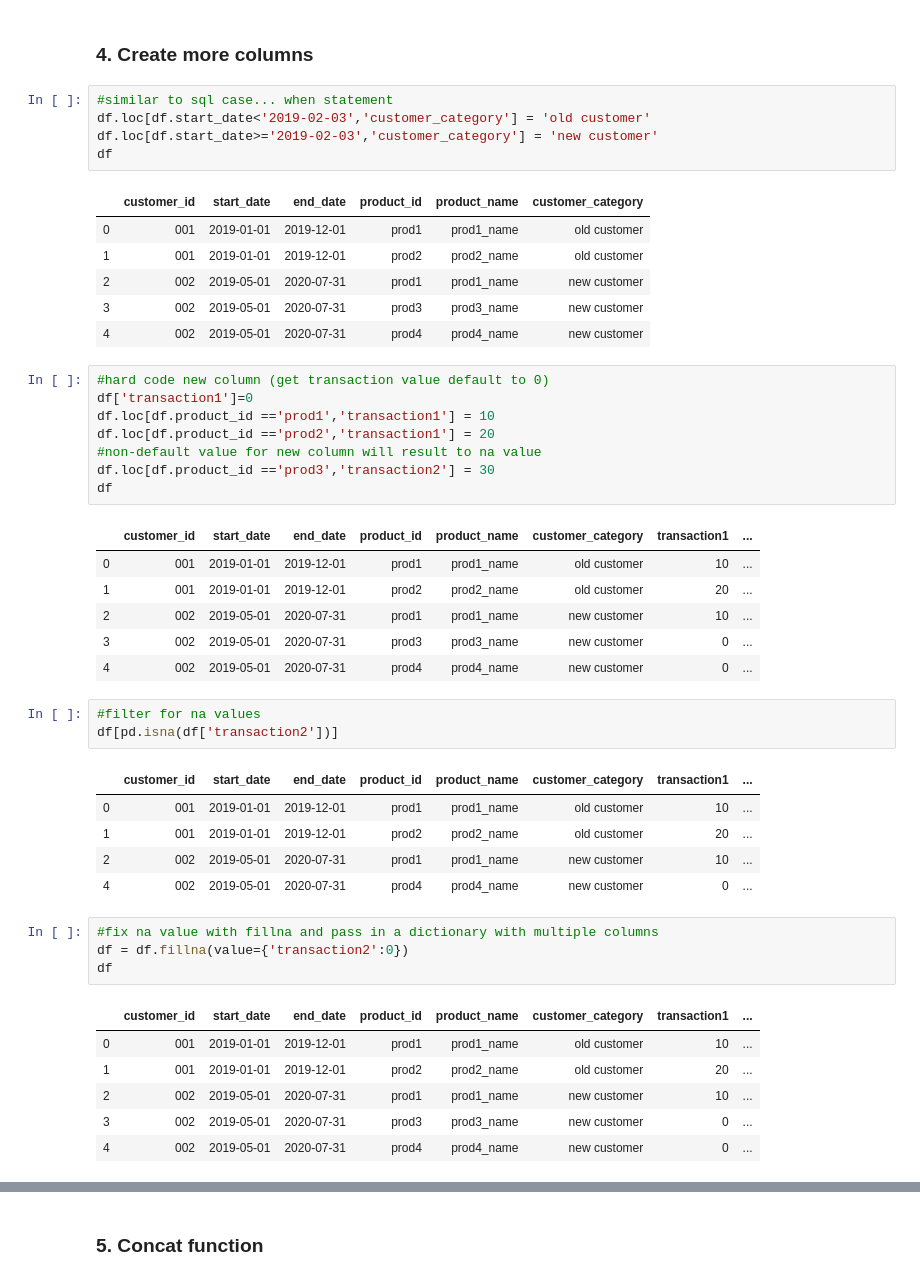
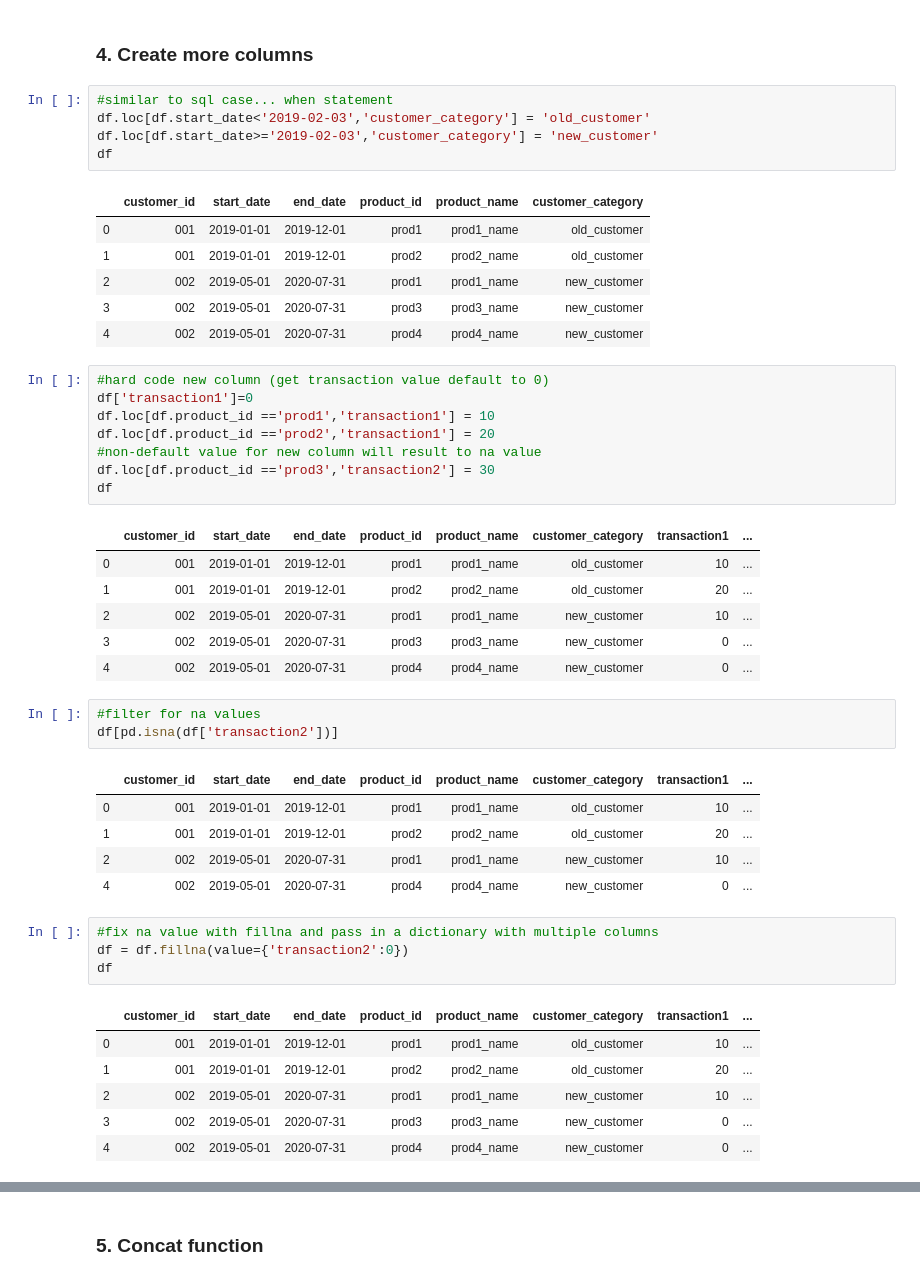
Before and after one commit to quyentn/Quyen_learning_repository, a Jupyter notebook: Pandas_Dataframe.ipynb, the cells around one changed output, grey strips where cells are left out. Drawn from its saved outputs; the diff is of its cells as text.

```diff
--- a/Pandas_Dataframe.ipynb
+++ b/Pandas_Dataframe.ipynb
@@ -140,16 +144,16 @@ df[df.product_id.str.endswith('2')]
 ### 4. Create more columns
 # %%
 #similar to sql case... when statement
-df.loc[df.start_date<'2019-02-03','customer_category'] = 'old customer'
-df.loc[df.start_date>='2019-02-03','customer_category'] = 'new customer'
+df.loc[df.start_date<'2019-02-03','customer_category'] = 'old_customer'
+df.loc[df.start_date>='2019-02-03','customer_category'] = 'new_customer'
 df
 # %% [output]
 |  | customer_id | start_date | end_date | product_id | product_name | customer_category |
-| 0 | 001 | 2019-01-01 | 2019-12-01 | prod1 | prod1_name | old customer |
-| 1 | 001 | 2019-01-01 | 2019-12-01 | prod2 | prod2_name | old customer |
-| 2 | 002 | 2019-05-01 | 2020-07-31 | prod1 | prod1_name | new customer |
-| 3 | 002 | 2019-05-01 | 2020-07-31 | prod3 | prod3_name | new customer |
-| 4 | 002 | 2019-05-01 | 2020-07-31 | prod4 | prod4_name | new customer |
+| 0 | 001 | 2019-01-01 | 2019-12-01 | prod1 | prod1_name | old_customer |
+| 1 | 001 | 2019-01-01 | 2019-12-01 | prod2 | prod2_name | old_customer |
+| 2 | 002 | 2019-05-01 | 2020-07-31 | prod1 | prod1_name | new_customer |
+| 3 | 002 | 2019-05-01 | 2020-07-31 | prod3 | prod3_name | new_customer |
+| 4 | 002 | 2019-05-01 | 2020-07-31 | prod4 | prod4_name | new_customer |
 # %%
 #hard code new column (get transaction value default to 0)
 df['transaction1']=0
@@ -160,30 +164,30 @@ df.loc[df.product_id =='prod3','transaction2'] = 30
 df
 # %% [output]
 |  | customer_id | start_date | end_date | product_id | product_name | customer_category | transaction1 | ... |
-| 0 | 001 | 2019-01-01 | 2019-12-01 | prod1 | prod1_name | old customer | 10 | ... |
-| 1 | 001 | 2019-01-01 | 2019-12-01 | prod2 | prod2_name | old customer | 20 | ... |
-| 2 | 002 | 2019-05-01 | 2020-07-31 | prod1 | prod1_name | new customer | 10 | ... |
-| 3 | 002 | 2019-05-01 | 2020-07-31 | prod3 | prod3_name | new customer | 0 | ... |
-| 4 | 002 | 2019-05-01 | 2020-07-31 | prod4 | prod4_name | new customer | 0 | ... |
+| 0 | 001 | 2019-01-01 | 2019-12-01 | prod1 | prod1_name | old_customer | 10 | ... |
+| 1 | 001 | 2019-01-01 | 2019-12-01 | prod2 | prod2_name | old_customer | 20 | ... |
+| 2 | 002 | 2019-05-01 | 2020-07-31 | prod1 | prod1_name | new_customer | 10 | ... |
+| 3 | 002 | 2019-05-01 | 2020-07-31 | prod3 | prod3_name | new_customer | 0 | ... |
+| 4 | 002 | 2019-05-01 | 2020-07-31 | prod4 | prod4_name | new_customer | 0 | ... |
 # %%
 #filter for na values
 df[pd.isna(df['transaction2'])]
 # %% [output]
 |  | customer_id | start_date | end_date | product_id | product_name | customer_category | transaction1 | ... |
-| 0 | 001 | 2019-01-01 | 2019-12-01 | prod1 | prod1_name | old customer | 10 | ... |
-| 1 | 001 | 2019-01-01 | 2019-12-01 | prod2 | prod2_name | old customer | 20 | ... |
-| 2 | 002 | 2019-05-01 | 2020-07-31 | prod1 | prod1_name | new customer | 10 | ... |
-| 4 | 002 | 2019-05-01 | 2020-07-31 | prod4 | prod4_name | new customer | 0 | ... |
+| 0 | 001 | 2019-01-01 | 2019-12-01 | prod1 | prod1_name | old_customer | 10 | ... |
+| 1 | 001 | 2019-01-01 | 2019-12-01 | prod2 | prod2_name | old_customer | 20 | ... |
+| 2 | 002 | 2019-05-01 | 2020-07-31 | prod1 | prod1_name | new_customer | 10 | ... |
+| 4 | 002 | 2019-05-01 | 2020-07-31 | prod4 | prod4_name | new_customer | 0 | ... |
 # %%
 #fix na value with fillna and pass in a dictionary with multiple columns
 df = df.fillna(value={'transaction2':0})
 df
 # %% [output]
 |  | customer_id | start_date | end_date | product_id | product_name | customer_category | transaction1 | ... |
-| 0 | 001 | 2019-01-01 | 2019-12-01 | prod1 | prod1_name | old customer | 10 | ... |
-| 1 | 001 | 2019-01-01 | 2019-12-01 | prod2 | prod2_name | old customer | 20 | ... |
-| 2 | 002 | 2019-05-01 | 2020-07-31 | prod1 | prod1_name | new customer | 10 | ... |
-| 3 | 002 | 2019-05-01 | 2020-07-31 | prod3 | prod3_name | new customer | 0 | ... |
-| 4 | 002 | 2019-05-01 | 2020-07-31 | prod4 | prod4_name | new customer | 0 | ... |
+| 0 | 001 | 2019-01-01 | 2019-12-01 | prod1 | prod1_name | old_customer | 10 | ... |
+| 1 | 001 | 2019-01-01 | 2019-12-01 | prod2 | prod2_name | old_customer | 20 | ... |
+| 2 | 002 | 2019-05-01 | 2020-07-31 | prod1 | prod1_name | new_customer | 10 | ... |
+| 3 | 002 | 2019-05-01 | 2020-07-31 | prod3 | prod3_name | new_customer | 0 | ... |
+| 4 | 002 | 2019-05-01 | 2020-07-31 | prod4 | prod4_name | new_customer | 0 | ... |
 # %%
 #Create dummy columns
```
Also changed, not shown: parts of 12 cells of this notebook.
